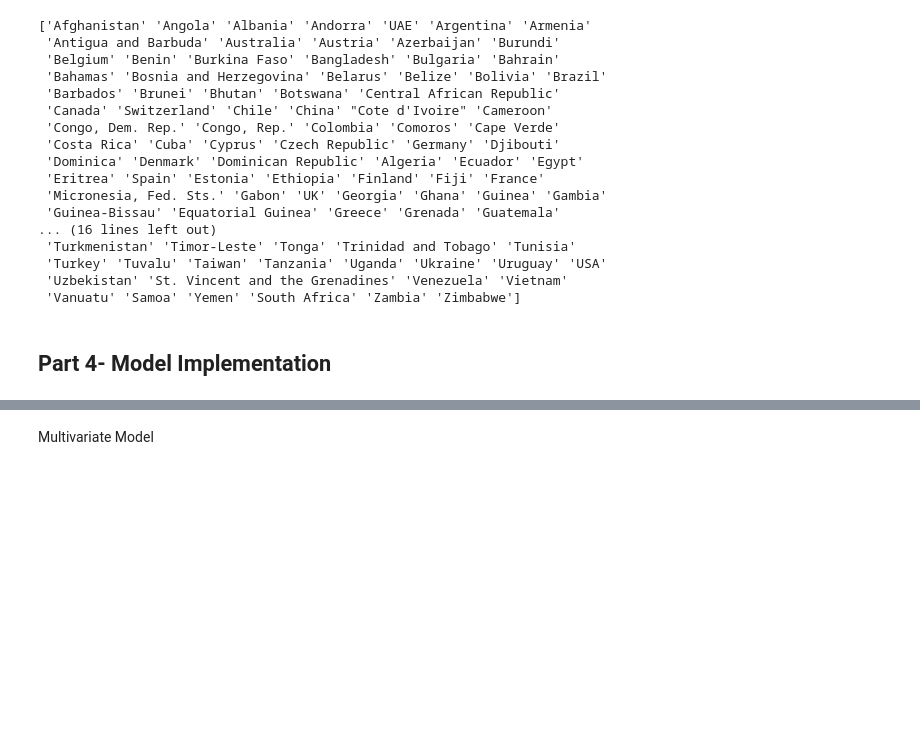
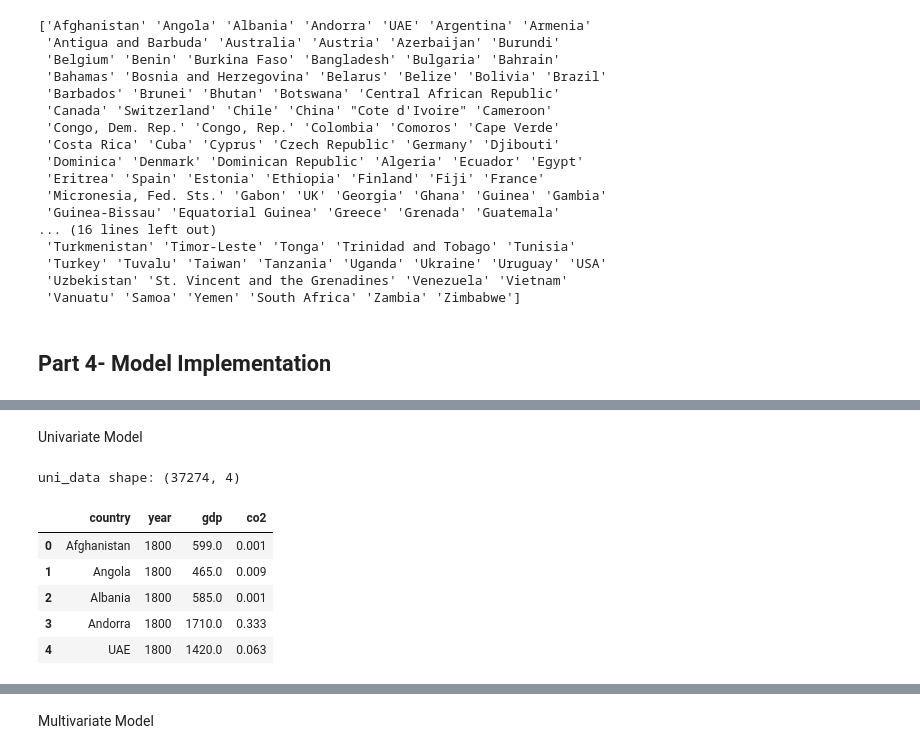
Before and after one commit to cj-sz/cmsc-320-final-project, a Jupyter notebook: project.ipynb, the cells around one changed output, grey strips where cells are left out. Cells and saved outputs as stored; diff of their text form; code cells hidden in the pictures; blank space fills up the shorter version.

```diff
--- a/project.ipynb
+++ b/project.ipynb
@@ -329,0 +392,19 @@ print(co2_percap['country'].unique())
+# %% [markdown]
+Univariate Model
+# %%
+# Merge all datasets on country and year
+uni_data = pd.merge(gdp_percap_melted, co2_percap_melted, on=['country', 'year'])
+
+# Drop rows with NaN values
+uni_data = uni_data.dropna()
+
+print(f'uni_data shape: {uni_data.shape}')
+uni_data.head()
+# %% [output]
+uni_data shape: (37274, 4)
+|  | country | year | gdp | co2 |
+| 0 | Afghanistan | 1800 | 599.0 | 0.001 |
+| 1 | Angola | 1800 | 465.0 | 0.009 |
+| 2 | Albania | 1800 | 585.0 | 0.001 |
+| 3 | Andorra | 1800 | 1710.0 | 0.333 |
+| 4 | UAE | 1800 | 1420.0 | 0.063 |
```
Also changed, not shown: parts of 13 cells of this notebook.
